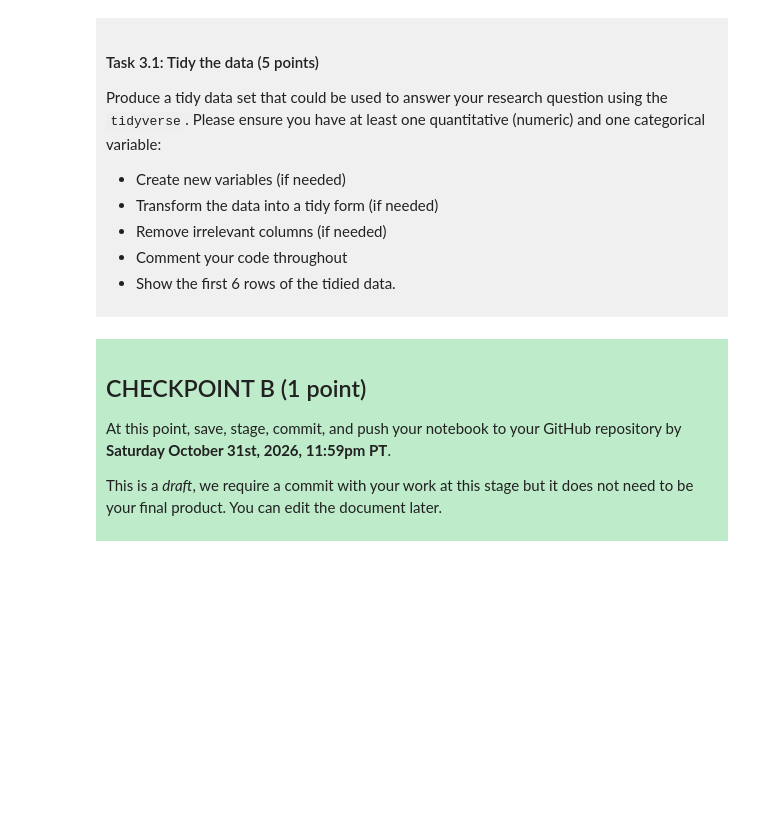
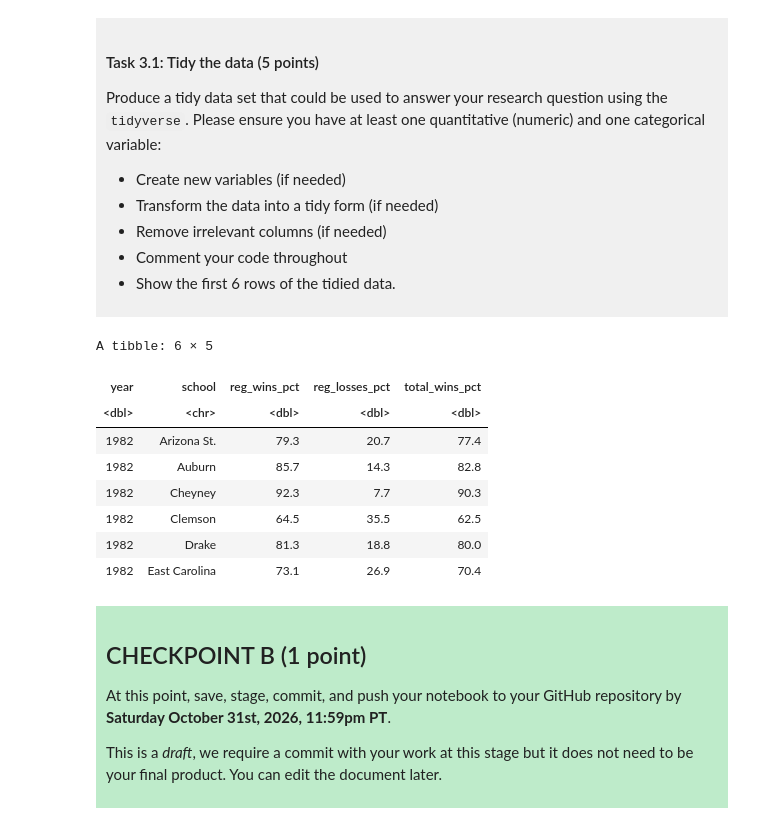
Before and after one commit to gurleenvirk398-cmyk/dsci-100-project-gurleen-virk, a Jupyter notebook: dsci-100-project-notebook.ipynb, the cells around one changed output. Cells and saved outputs as stored; diff of their text form; code cells hidden in the pictures; blank space fills up the shorter version.

```diff
--- a/dsci-100-project-notebook.ipynb
+++ b/dsci-100-project-notebook.ipynb
@@ -189,7 +218,27 @@ Produce a tidy data set that could be used to answer your research question usin
 
 </div>
 # %%
-### EDIT THIS CODE CELL ###
+
+# only have regional wins and losses, totals wins, year and school
+# have a new col, reg_losses to a percentage
+
+tidy_women_data <- women_data |>
+        mutate(reg_losses_pct = round (reg_losses/ (reg_wins + reg_losses) * 100, digits = 1))|> # round to one decimal place
+        select(year, school, reg_wins_pct, reg_losses_pct, total_wins_pct) # select needed columns
+
+
+# first 6 rows
+slice(tidy_women_data, 1:6)
+# %% [output]
+A tibble: 6 × 5
+| year | school | reg_wins_pct | reg_losses_pct | total_wins_pct |
+| <dbl> | <chr> | <dbl> | <dbl> | <dbl> |
+| 1982 | Arizona St. | 79.3 | 20.7 | 77.4 |
+| 1982 | Auburn | 85.7 | 14.3 | 82.8 |
+| 1982 | Cheyney | 92.3 | 7.7 | 90.3 |
+| 1982 | Clemson | 64.5 | 35.5 | 62.5 |
+| 1982 | Drake | 81.3 | 18.8 | 80.0 |
+| 1982 | East Carolina | 73.1 | 26.9 | 70.4 |
 # %% [markdown]
 <div style="background-color: #beebca; padding: 10px;">
 
```
Also changed, not shown: parts of 3 cells of this notebook.
